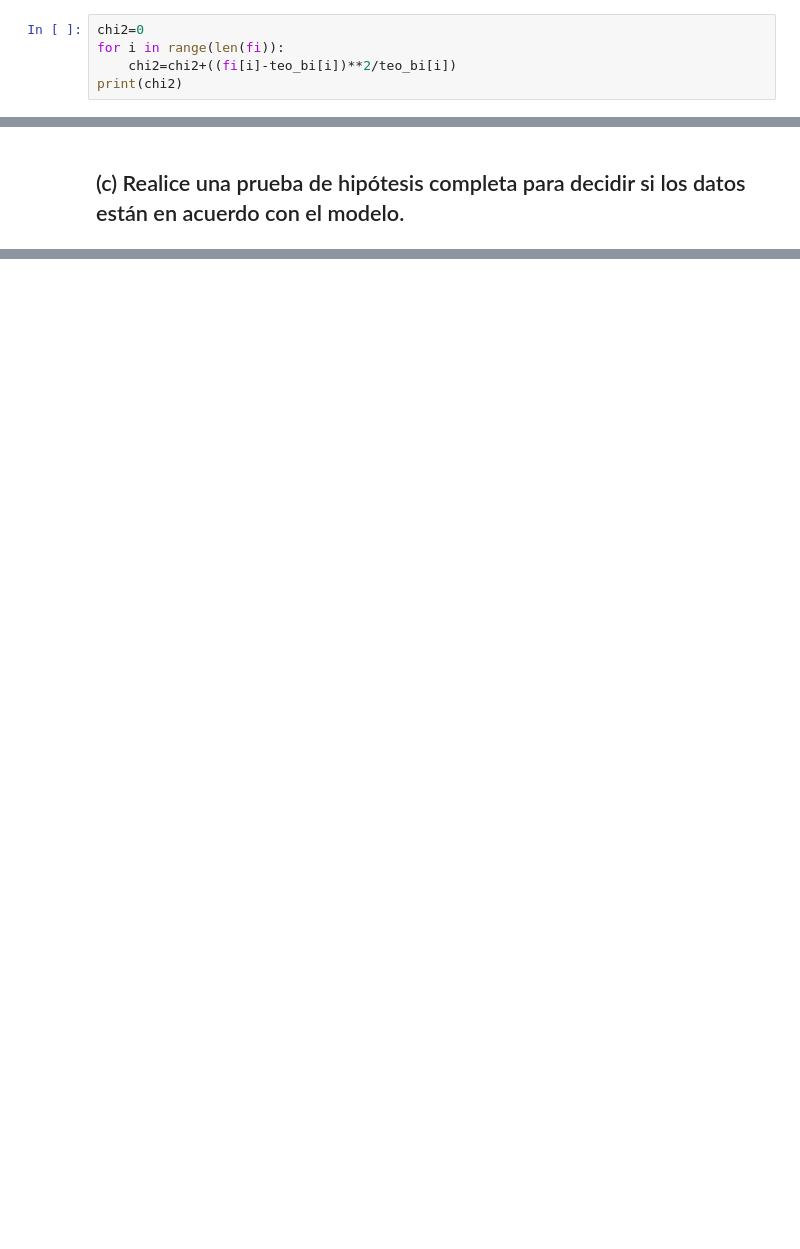
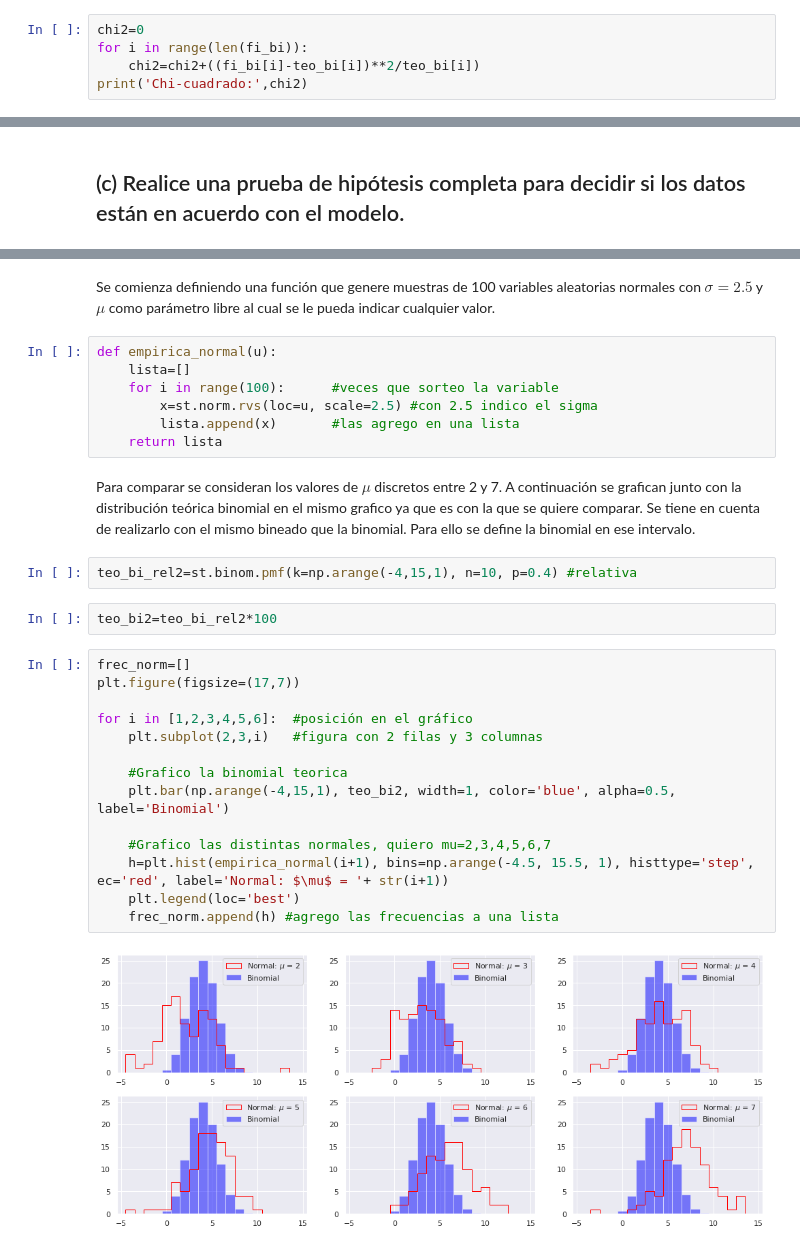
Before and after one commit to candelac/astrometria-g2, a Jupyter notebook: g2-p10.ipynb, the cells around one changed output, grey strips where cells are left out. Drawn from its saved outputs; the diff is of its cells as text; blank space fills up the shorter version.

```diff
--- a/g2-p10.ipynb
+++ b/g2-p10.ipynb
@@ -94,6 +83,6 @@ Se calcula $\chi^2$ para las frecuencias empíricas y las teóricas:
 # %%
 chi2=0
-for i in range(len(fi)):
-    chi2=chi2+((fi[i]-teo_bi[i])**2/teo_bi[i])
-print(chi2)
+for i in range(len(fi_bi)):
+    chi2=chi2+((fi_bi[i]-teo_bi[i])**2/teo_bi[i])
+print('Chi-cuadrado:',chi2)
 # %% [output]
@@ -137,0 +182,32 @@ anterior.
+# %% [markdown]
+Se comienza definiendo una función que genere muestras de 100 variables aleatorias normales con $\sigma=2.5$ y $\mu$ como parámetro libre al cual se le pueda indicar cualquier valor.
+# %%
+def empirica_normal(u):
+    lista=[]
+    for i in range(100):      #veces que sorteo la variable
+        x=st.norm.rvs(loc=u, scale=2.5) #con 2.5 indico el sigma
+        lista.append(x)       #las agrego en una lista
+    return lista
+# %% [markdown]
+Para comparar se consideran los valores de $\mu$ discretos entre 2 y 7. A continuación se grafican junto con la distribución teórica binomial en el mismo grafico ya que es con la que se quiere comparar. Se tiene en cuenta de realizarlo con el mismo bineado que la binomial.
+Para ello se define la binomial en ese intervalo.
+# %%
+teo_bi_rel2=st.binom.pmf(k=np.arange(-4,15,1), n=10, p=0.4) #relativa
+# %%
+teo_bi2=teo_bi_rel2*100
+# %%
+frec_norm=[]
+plt.figure(figsize=(17,7))
+
+for i in [1,2,3,4,5,6]:  #posición en el gráfico
+    plt.subplot(2,3,i)   #figura con 2 filas y 3 columnas
+
+    #Grafico la binomial teorica
+    plt.bar(np.arange(-4,15,1), teo_bi2, width=1, color='blue', alpha=0.5, label='Binomial')
+
+    #Grafico las distintas normales, quiero mu=2,3,4,5,6,7
+    h=plt.hist(empirica_normal(i+1), bins=np.arange(-4.5, 15.5, 1), histtype='step', ec='red', label='Normal: $\mu$ = '+ str(i+1))
+    plt.legend(loc='best')
+    frec_norm.append(h) #agrego las frecuencias a una lista
+# %% [output]
+[figure, added]
```
Also changed, not shown: parts of 53 cells of this notebook.
